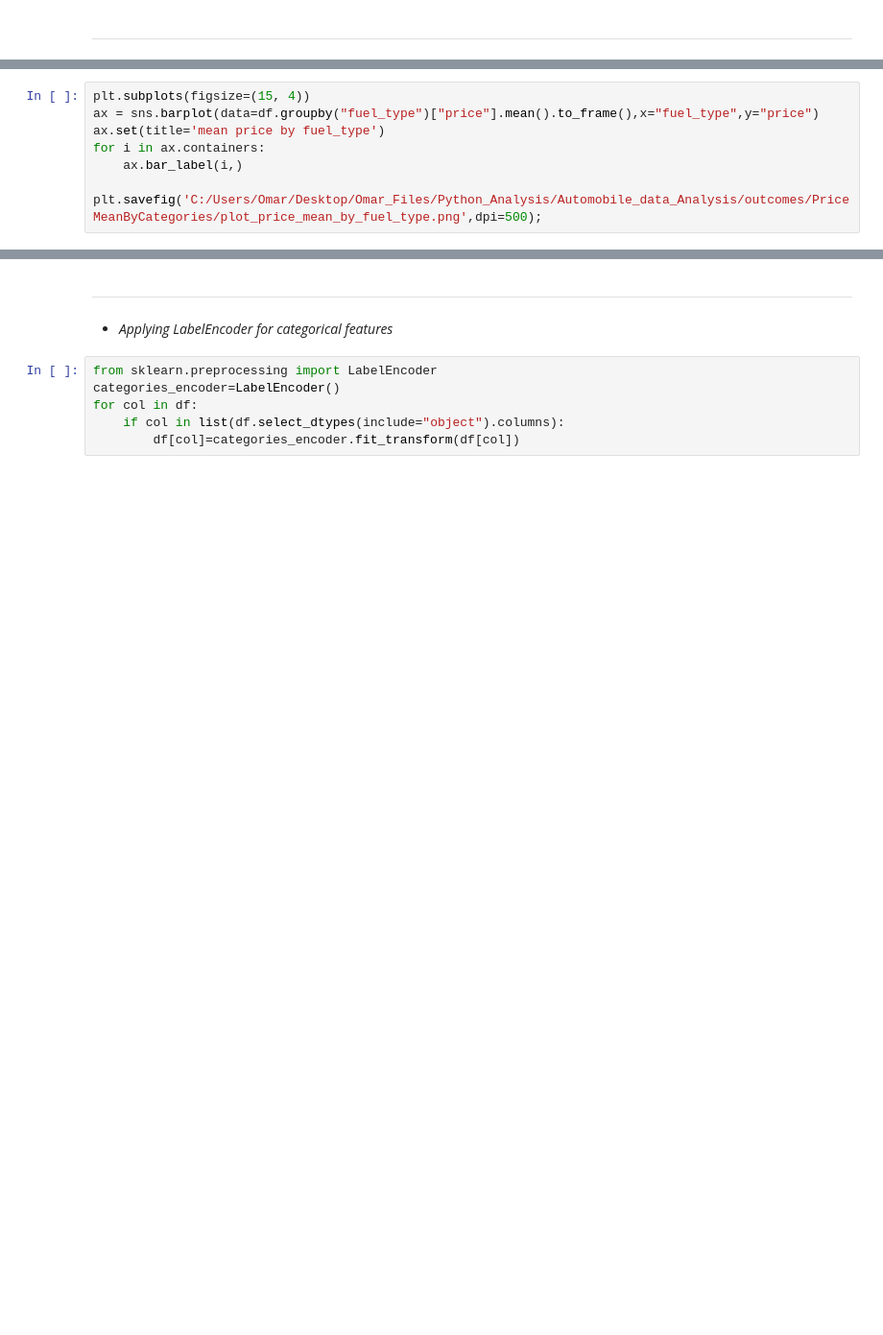
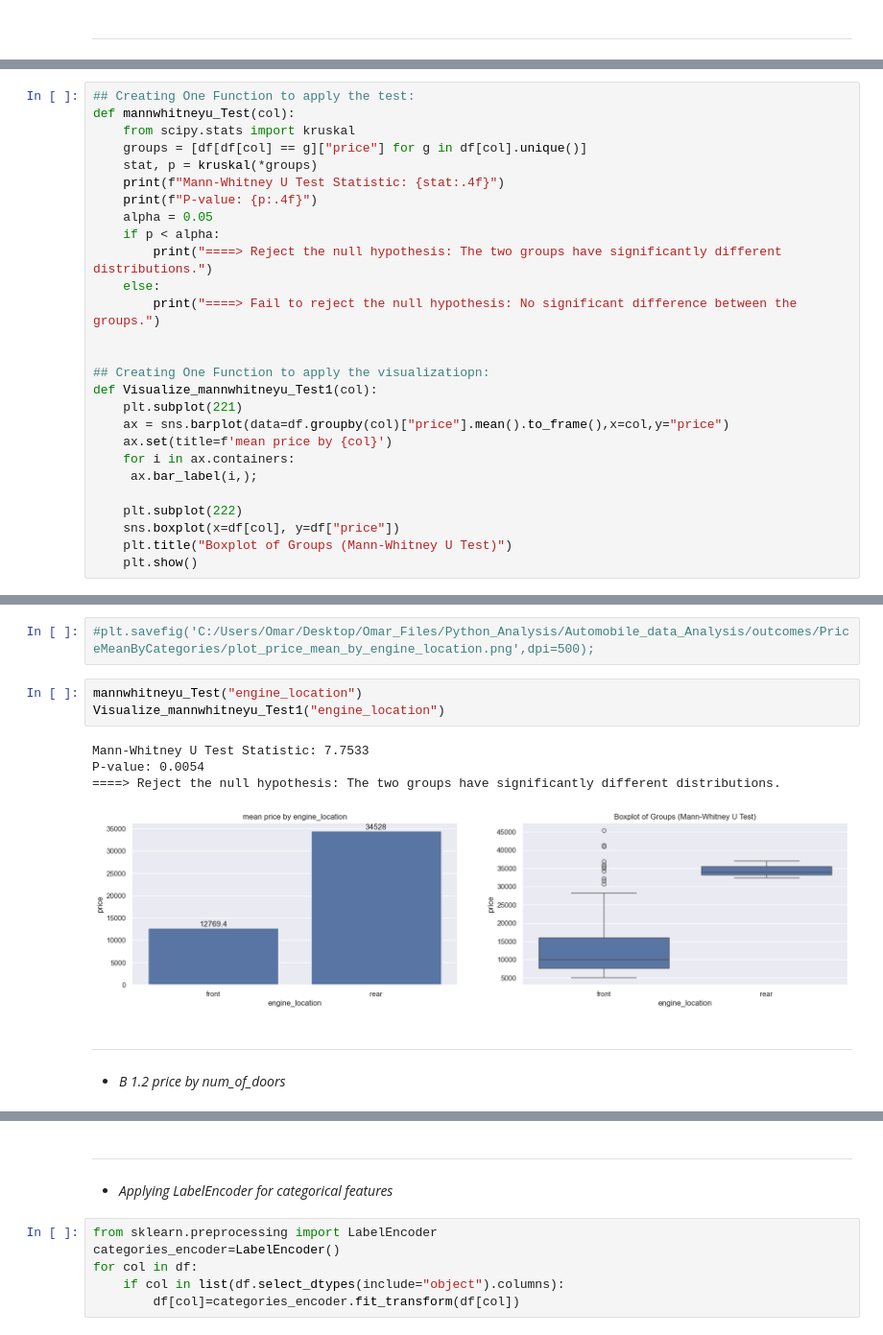
Before and after one commit to omars1234/AutoMobileML, a Jupyter notebook: NoteBook/Analysis.ipynb, the cells around one changed output, grey strips where cells are left out. Shown at 96% size. Drawn from its saved outputs; the diff is of its cells as text; blank space fills up the shorter version.

```diff
--- a/NoteBook/Analysis.ipynb
+++ b/NoteBook/Analysis.ipynb
@@ -376,7 +285,0 @@ for i in ax.containers:
-# %%
-plt.subplots(figsize=(15, 4))
-ax = sns.barplot(data=df.groupby("fuel_type")["price"].mean().to_frame(),x="fuel_type",y="price")
-ax.set(title='mean price by fuel_type')
-for i in ax.containers:
-    ax.bar_label(i,)
-    plt.savefig('C:/Users/Omar/Desktop/Omar_Files/Python_Analysis/Automobile_data_Analysis/outcomes/PriceMeanByCategories/plot_price_mean_by_fuel_type.png',dpi=500);
@@ -395,0 +319,27 @@ plt.savefig('C:/Users/Omar/Desktop/Omar_Files/Python_Analysis/Automobile_data_An
+# %%
+## Creating One Function to apply the test:
+def mannwhitneyu_Test(col):
+    from scipy.stats import kruskal
+    groups = [df[df[col] == g]["price"] for g in df[col].unique()]
+    stat, p = kruskal(*groups)
+    print(f"Mann-Whitney U Test Statistic: {stat:.4f}")
+    print(f"P-value: {p:.4f}")
+    alpha = 0.05
+    if p < alpha:
+        print("====> Reject the null hypothesis: The two groups have significantly different distributions.")
+    else:
+        print("====> Fail to reject the null hypothesis: No significant difference between the groups.")
+
+
+## Creating One Function to apply the visualizatiopn:
+def Visualize_mannwhitneyu_Test1(col):
+    plt.subplot(221)
+    ax = sns.barplot(data=df.groupby(col)["price"].mean().to_frame(),x=col,y="price")
+    ax.set(title=f'mean price by {col}')
+    for i in ax.containers:
+     ax.bar_label(i,);
+
+    plt.subplot(222)
+    sns.boxplot(x=df[col], y=df["price"])
+    plt.title("Boxplot of Groups (Mann-Whitney U Test)")
+    plt.show()
@@ -395,0 +355,14 @@ plt.savefig('C:/Users/Omar/Desktop/Omar_Files/Python_Analysis/Automobile_data_An
+# %%
+#plt.savefig('C:/Users/Omar/Desktop/Omar_Files/Python_Analysis/Automobile_data_Analysis/outcomes/PriceMeanByCategories/plot_price_mean_by_engine_location.png',dpi=500);
+# %%
+mannwhitneyu_Test("engine_location")
+Visualize_mannwhitneyu_Test1("engine_location")
+# %% [output]
+Mann-Whitney U Test Statistic: 7.7533
+P-value: 0.0054
+====> Reject the null hypothesis: The two groups have significantly different distributions.
+[figure, added]
+# %% [markdown]
+---
+# %% [markdown]
+* *B 1.2 price by num_of_doors*
```
Also changed, not shown: parts of 82 cells of this notebook, 8 other files.
